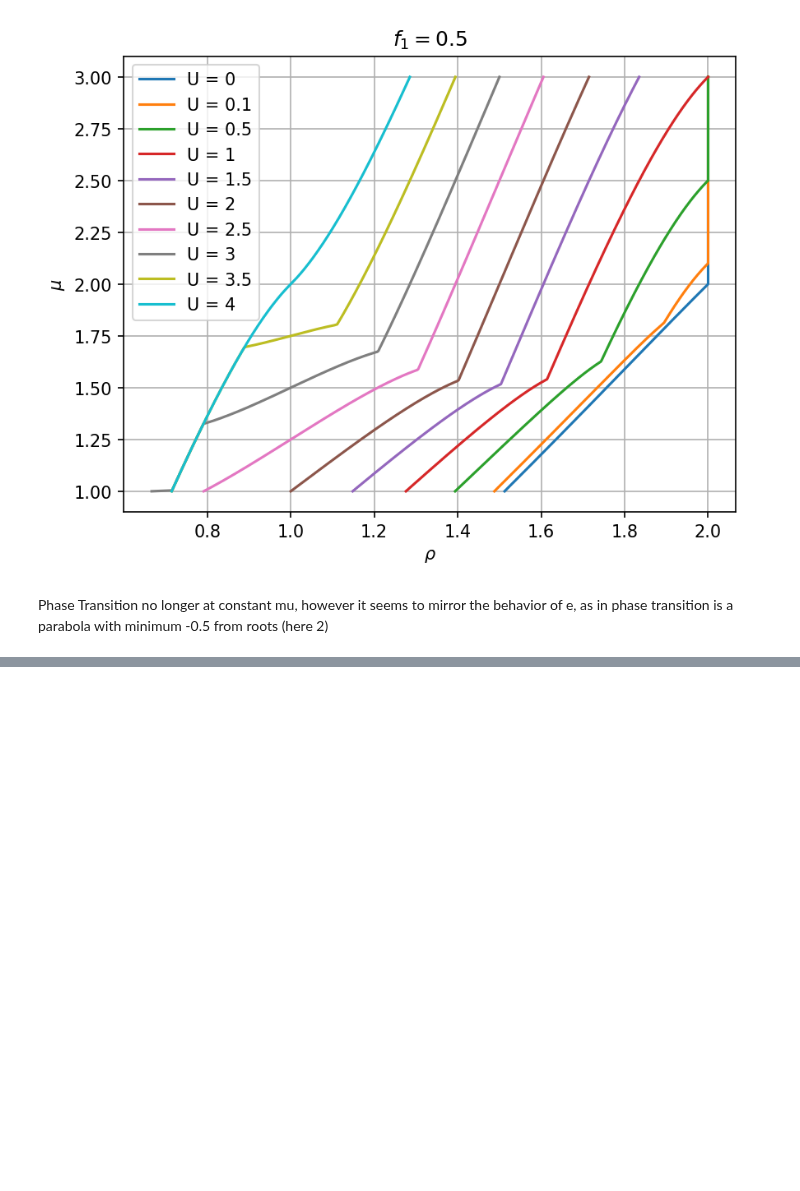
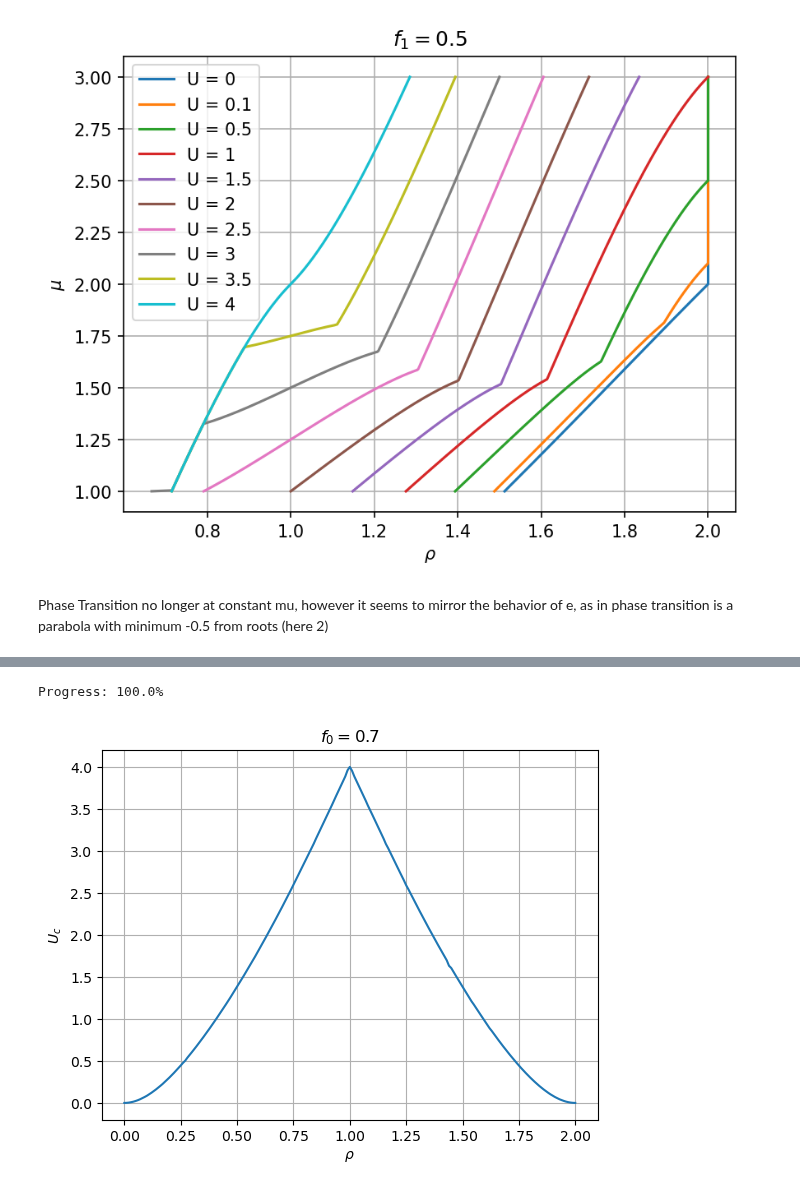
Before and after one commit to janjhch/bachelorthesis, a Jupyter notebook: meanfield/landau_f1.ipynb, the cells around one changed output, grey strips where cells are left out. Saved outputs shown, nothing was run; the diff lists cells and outputs as text; code cells hidden in the pictures; blank space fills up the shorter version.

```diff
--- a/meanfield/landau_f1.ipynb
+++ b/meanfield/landau_f1.ipynb
@@ -299,0 +368,6 @@ Phase Transition no longer at constant mu, however it seems to mirror the behavi
+# %%
+Uc_array_07 = create_U_c_array(rho_array_Uc, 0, 0.7)
+one_plot(rho_array_Uc, Uc_array_07, r'$\rho$', r'$U_c$', r'$f_0=0.7$')
+# %% [output]
+Progress: 100.0%
+[figure, added]
```
Also changed, not shown: parts of 7 cells of this notebook, 1 other file.
